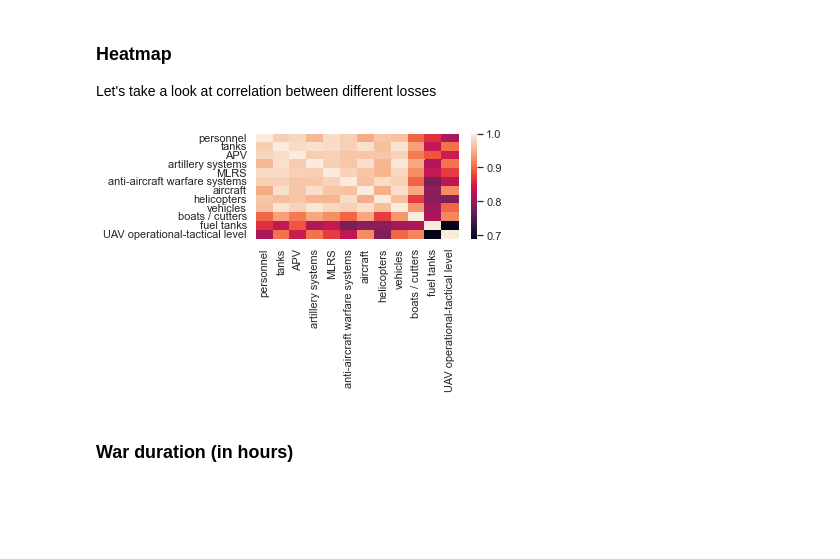
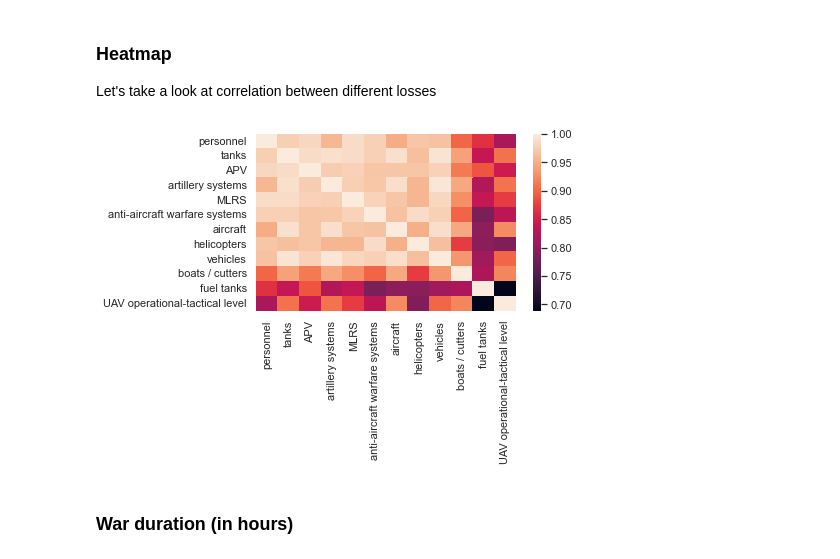
Before and after one commit to Tsalyk/russianInvasionAnalysis, a Jupyter notebook: war_losses.ipynb, the cells around one changed output. Saved outputs shown, nothing was run; the diff lists cells and outputs as text; code cells hidden in the pictures; blank space fills up the shorter version.

Commit message:
fixed plots view

```diff
--- a/war_losses.ipynb
+++ b/war_losses.ipynb
@@ -221,10 +194,11 @@ plt.tight_layout()
 ### Heatmap
 Let's take a look at correlation between different losses
 # %%
+plt.figure(figsize=(5, 5))
 sns.heatmap(df.iloc[:, :-2].corr())
 plt.tight_layout()
 # %% [output]
-[figure, old version]
+[figure, new version]
 # %% [markdown]
 ### War duration (in hours)
 # %%
```
Also changed, not shown: parts of 7 cells of this notebook.
